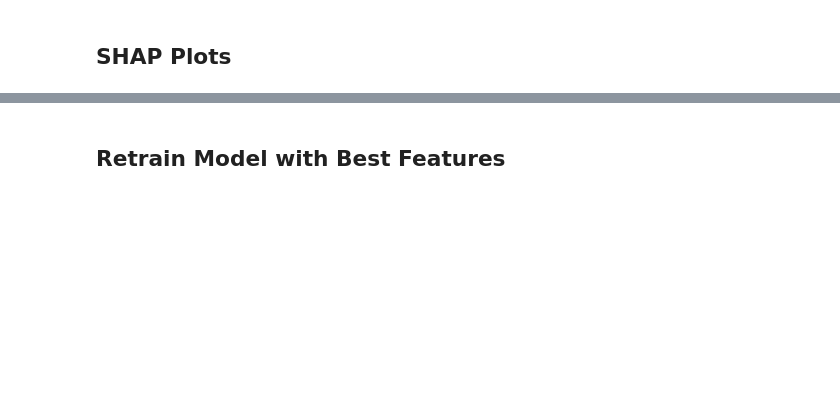
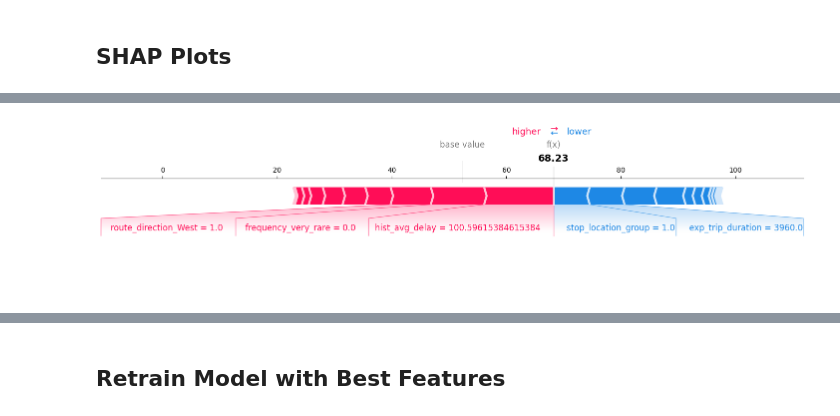
Before and after one commit to nadpierre/stm-transit-delay-prediction, a Jupyter notebook: notebooks/data_modeling.ipynb, the cells around one changed output, grey strips where cells are left out. Saved outputs shown, nothing was run; the diff lists cells and outputs as text; code cells hidden in the pictures; blank space fills up the shorter version.

```diff
--- a/notebooks/data_modeling.ipynb
+++ b/notebooks/data_modeling.ipynb
@@ -539,3 +645,17 @@ Interpret plot
+# %%
+def shap_single_pred(X_true, explainer, shap_values, model_name:str) -> None:
+	index = random.randrange(len(X_true))
+	shap.force_plot(
+		explainer.expected_value,
+		shap_values[index, :],
+		X_true.iloc[index, :],
+		figsize=(15, 4),
+		contribution_threshold=0.075,
+		matplotlib=True,
+		show=False)
+	plt.tight_layout()
+	plt.savefig(f'../images/shap_force_plot_{model_name}.png', bbox_inches='tight')
+	plt.show()
 # %%
 # Initialize SHAP
 sample_size = 250 # sample validation set to prevent memory overload
@@ -559,15 +701,5 @@ plt.show()
 # %%
 # Force plot a single prediction
-random.seed(0)
-index = random.randrange(sample_size)
-shap.force_plot(
-  	explainer.expected_value,
-  	shap_values[index, :],
-  	X_val_sample.iloc[index, :],
-  	figsize=(15, 4),
-	contribution_threshold=0.1,
-	matplotlib=True,
-  	show=False)
-plt.tight_layout()
-plt.savefig(f'../images/shap_force_plot_cat_reg_tuned.png', bbox_inches='tight')
-plt.show()
+shap_single_pred(X_val_sample, explainer, shap_values, 'cat_reg_tuned')
+# %% [output]
+[figure, added]
```
Also changed, not shown: parts of 43 cells of this notebook, 17 other files.
